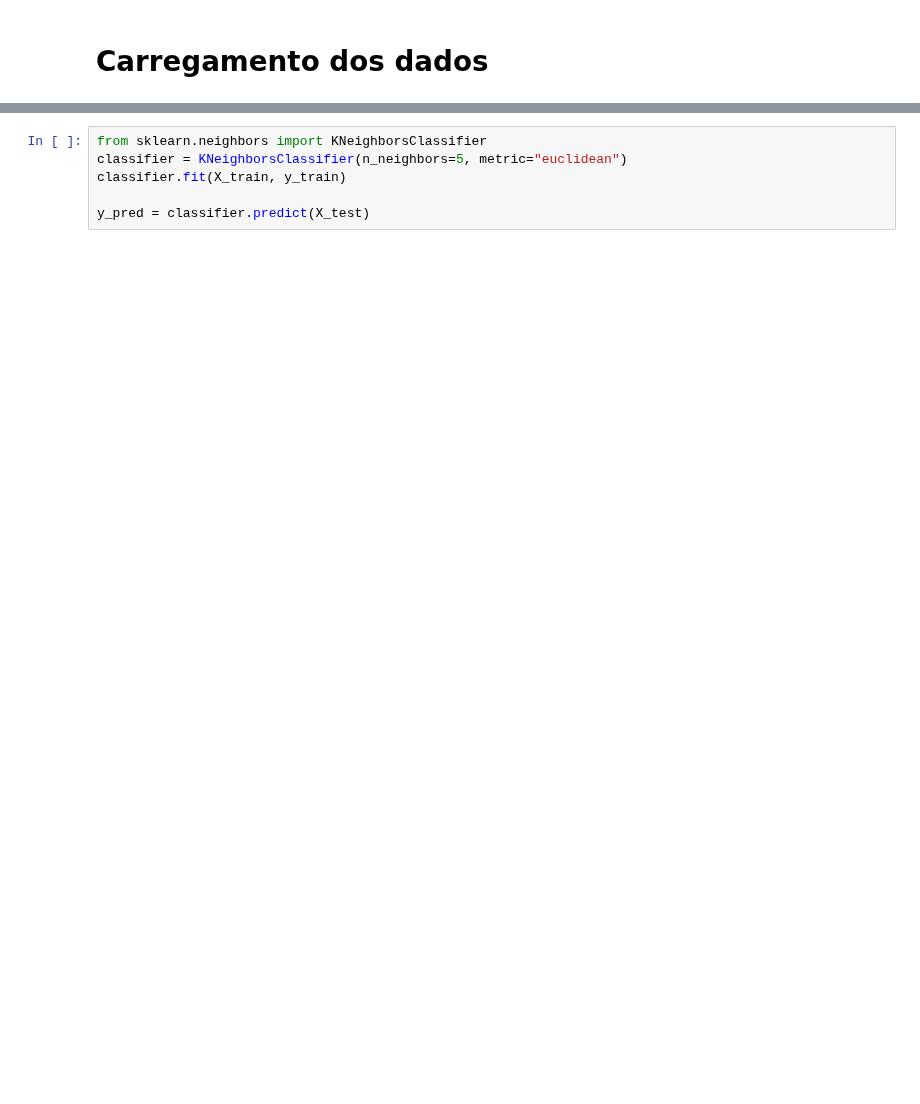
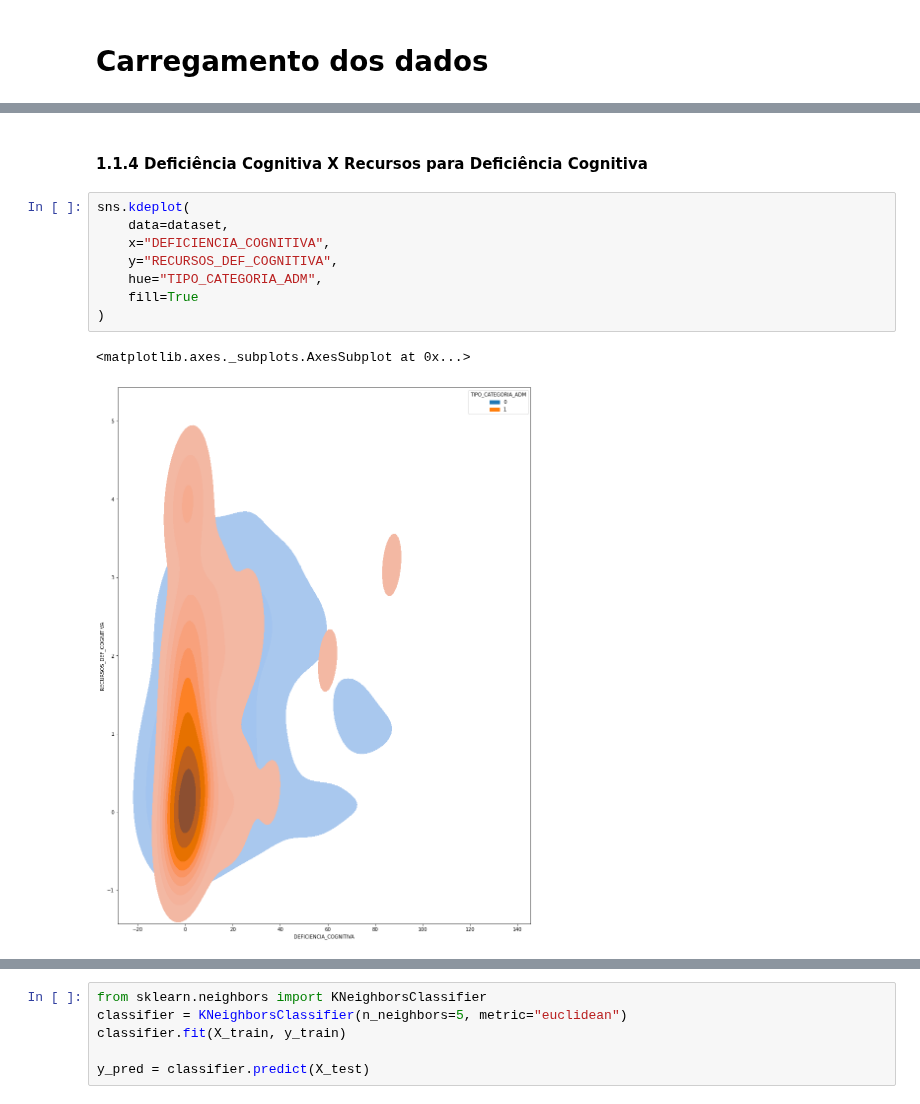
Before and after one commit to roxacarv/edulearn, a Jupyter notebook: classificação/classification.ipynb, the cells around one changed output, grey strips where cells are left out. Drawn from its saved outputs; the diff is of its cells as text; blank space fills up the shorter version.

```diff
--- a/classificação/classification.ipynb
+++ b/classificação/classification.ipynb
@@ -86,0 +81,13 @@ dataset
+# %% [markdown]
+#### 1.1.4 Deficiência Cognitiva X Recursos para Deficiência Cognitiva
+# %%
+sns.kdeplot(
+    data=dataset,
+    x="DEFICIENCIA_COGNITIVA",
+    y="RECURSOS_DEF_COGNITIVA",
+    hue="TIPO_CATEGORIA_ADM",
+    fill=True
+)
+# %% [output]
+<matplotlib.axes._subplots.AxesSubplot at 0x...>
+[figure, added]
```
Also changed, not shown: parts of 38 cells of this notebook.
